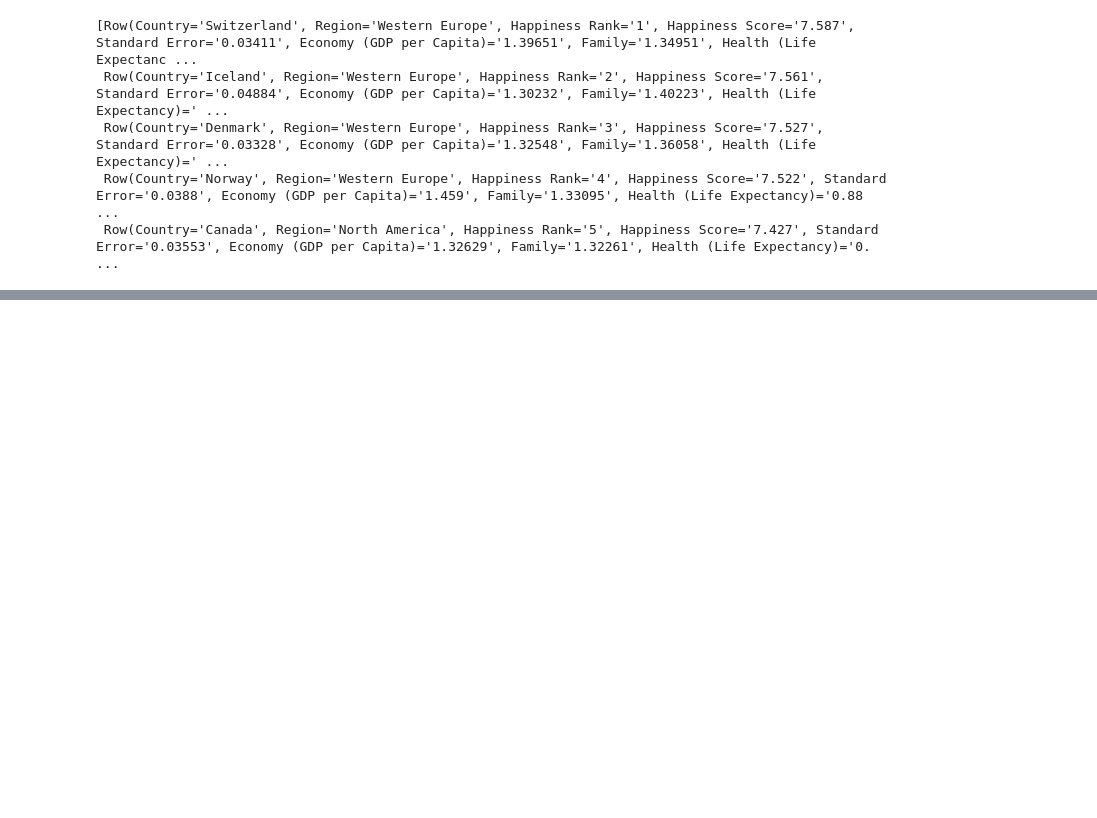
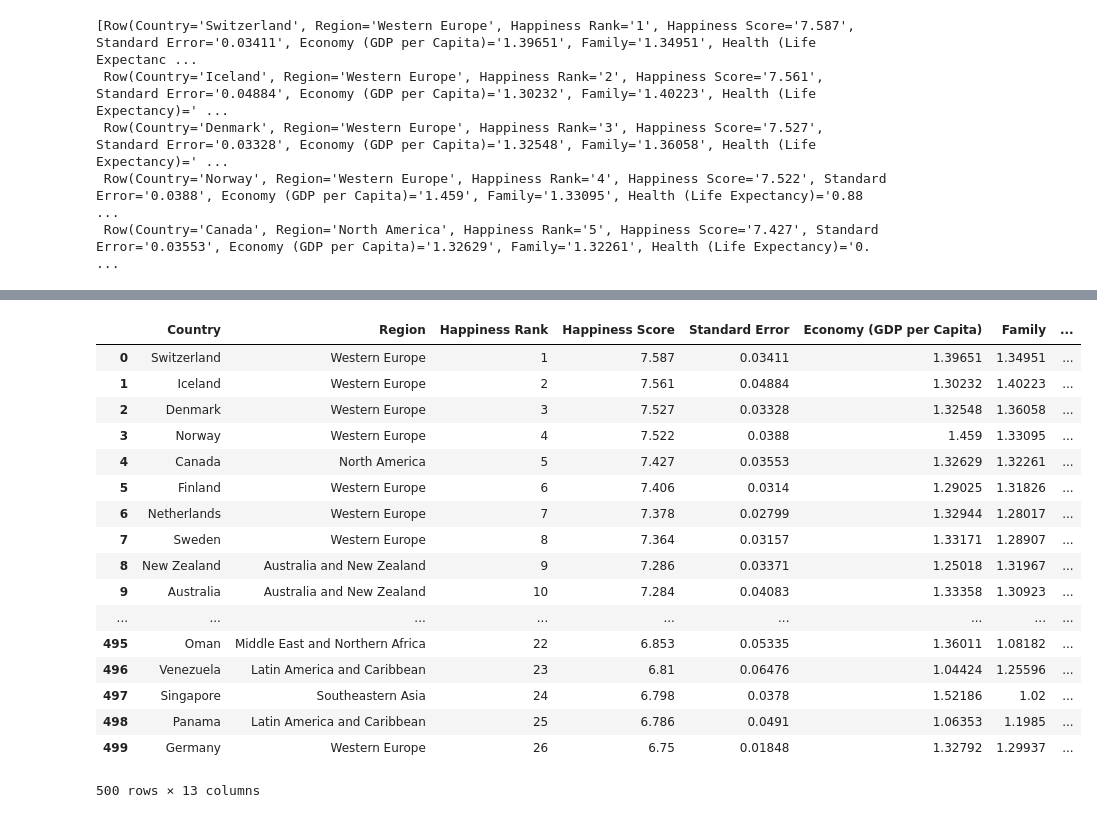
Before and after one commit to arvindniveditha/data-analysis, a Jupyter notebook: firstnotebook.ipynb, the cells around one changed output, grey strips where cells are left out. Saved outputs shown, nothing was run; the diff lists cells and outputs as text; code cells hidden in the pictures; blank space fills up the shorter version.

```diff
--- a/firstnotebook.ipynb
+++ b/firstnotebook.ipynb
@@ -39,10 +40,10 @@ s3a://world-happiness-dev/datasets_894_813759_2015.csv
 # %%
 dataset_1_data = sc.read.csv(dataset1_path, header=True)
+dataset_2_data = sc.read.csv(dataset2_path, header=True)
+dataset_3_data = sc.read.csv(dataset3_path, header=True)
+dataset_4_data = sc.read.csv(dataset4_path, header=True)
+dataset_5_data = sc.read.csv(dataset5_path, header=True)
 dataset_1_data.head(5)
-# DataSet2_data = sc.read.csv(dataset2_path, header=True)
-# DataSet3_data = sc.read.csv(dataset3_path, header=True)
-# DataSet4_data = sc.read.csv(dataset4_path, header=True)
-# DataSet5_data = sc.read.csv(dataset5_path, header=True)
 # %% [output]
 [Row(Country='Switzerland', Region='Western Europe', Happiness Rank='1', Happiness Score='7.587', Standard Error='0.03411', Economy (GDP per Capita)='1.39651', Family='1.34951', Health (Life Expectanc ...
  Row(Country='Iceland', Region='Western Europe', Happiness Rank='2', Happiness Score='7.561', Standard Error='0.04884', Economy (GDP per Capita)='1.30232', Family='1.40223', Health (Life Expectancy)=' ...
@@ -51,0 +55,5 @@ dataset_1_data.head(5)
+# %%
+dataset_2_data = dataset_2_data.withColumn("Year", lit("2016"))
+dataset_3_data = dataset_3_data.withColumn("Year", lit("2017"))
+dataset_4_data = dataset_4_data.withColumn("Year", lit("2018"))
+dataset_5_data = dataset_5_data.withColumn("Year", lit("2019"))
@@ -51,0 +104,26 @@ dataset_1_data.head(5)
+# %%
+dfs = [dataset_1_data, dataset_2_data, dataset_3_data,dataset_4_data,dataset_5_data]
+
+# create merged dataframe
+df_complete = reduce(DataFrame.unionAll, dfs)
+# %%
+df_complete.limit(500).toPandas()
+# %% [output]
+|  | Country | Region | Happiness Rank | Happiness Score | Standard Error | Economy (GDP per Capita) | Family | ... |
+| 0 | Switzerland | Western Europe | 1 | 7.587 | 0.03411 | 1.39651 | 1.34951 | ... |
+| 1 | Iceland | Western Europe | 2 | 7.561 | 0.04884 | 1.30232 | 1.40223 | ... |
+| 2 | Denmark | Western Europe | 3 | 7.527 | 0.03328 | 1.32548 | 1.36058 | ... |
+| 3 | Norway | Western Europe | 4 | 7.522 | 0.0388 | 1.459 | 1.33095 | ... |
+| 4 | Canada | North America | 5 | 7.427 | 0.03553 | 1.32629 | 1.32261 | ... |
+| 5 | Finland | Western Europe | 6 | 7.406 | 0.0314 | 1.29025 | 1.31826 | ... |
+| 6 | Netherlands | Western Europe | 7 | 7.378 | 0.02799 | 1.32944 | 1.28017 | ... |
+| 7 | Sweden | Western Europe | 8 | 7.364 | 0.03157 | 1.33171 | 1.28907 | ... |
+| 8 | New Zealand | Australia and New Zealand | 9 | 7.286 | 0.03371 | 1.25018 | 1.31967 | ... |
+| 9 | Australia | Australia and New Zealand | 10 | 7.284 | 0.04083 | 1.33358 | 1.30923 | ... |
+| ... | ... | ... | ... | ... | ... | ... | ... | ... |
+| 495 | Oman | Middle East and Northern Africa | 22 | 6.853 | 0.05335 | 1.36011 | 1.08182 | ... |
+| 496 | Venezuela | Latin America and Caribbean | 23 | 6.81 | 0.06476 | 1.04424 | 1.25596 | ... |
+| 497 | Singapore | Southeastern Asia | 24 | 6.798 | 0.0378 | 1.52186 | 1.02 | ... |
+| 498 | Panama | Latin America and Caribbean | 25 | 6.786 | 0.0491 | 1.06353 | 1.1985 | ... |
+| 499 | Germany | Western Europe | 26 | 6.75 | 0.01848 | 1.32792 | 1.29937 | ... |
+500 rows × 13 columns
```
Also changed, not shown: parts of 13 cells of this notebook.
